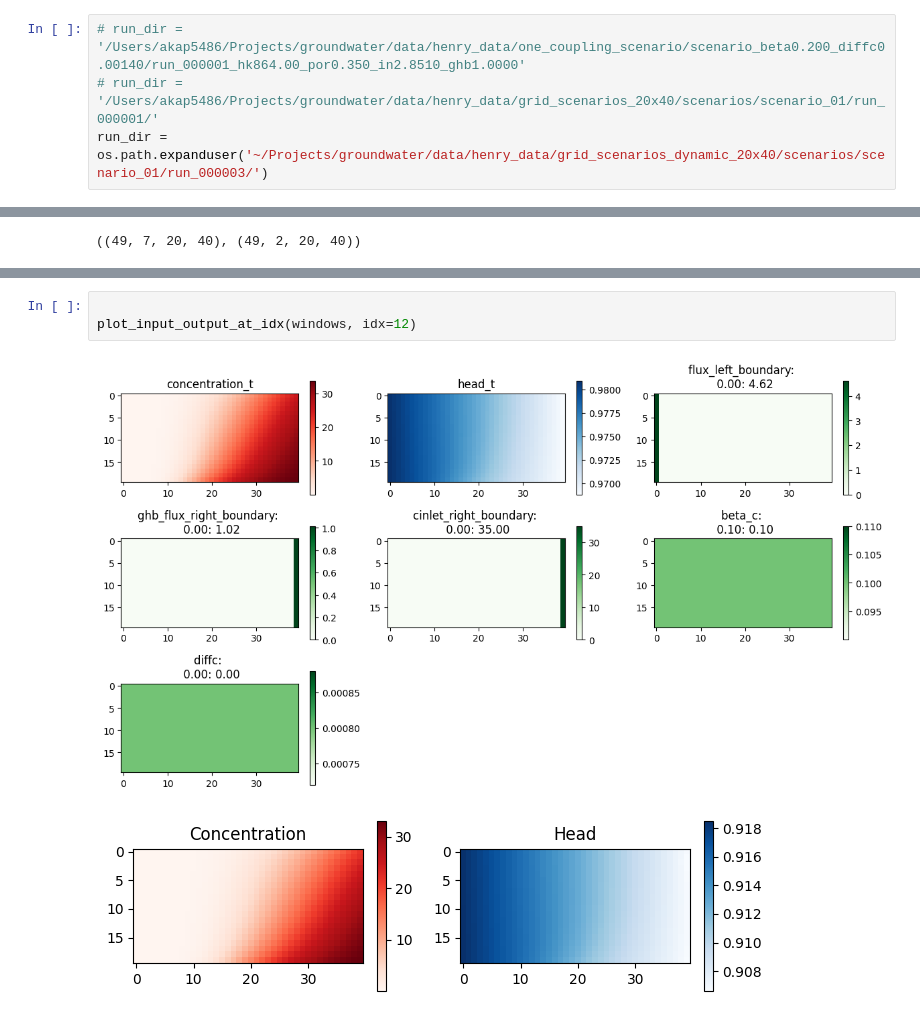
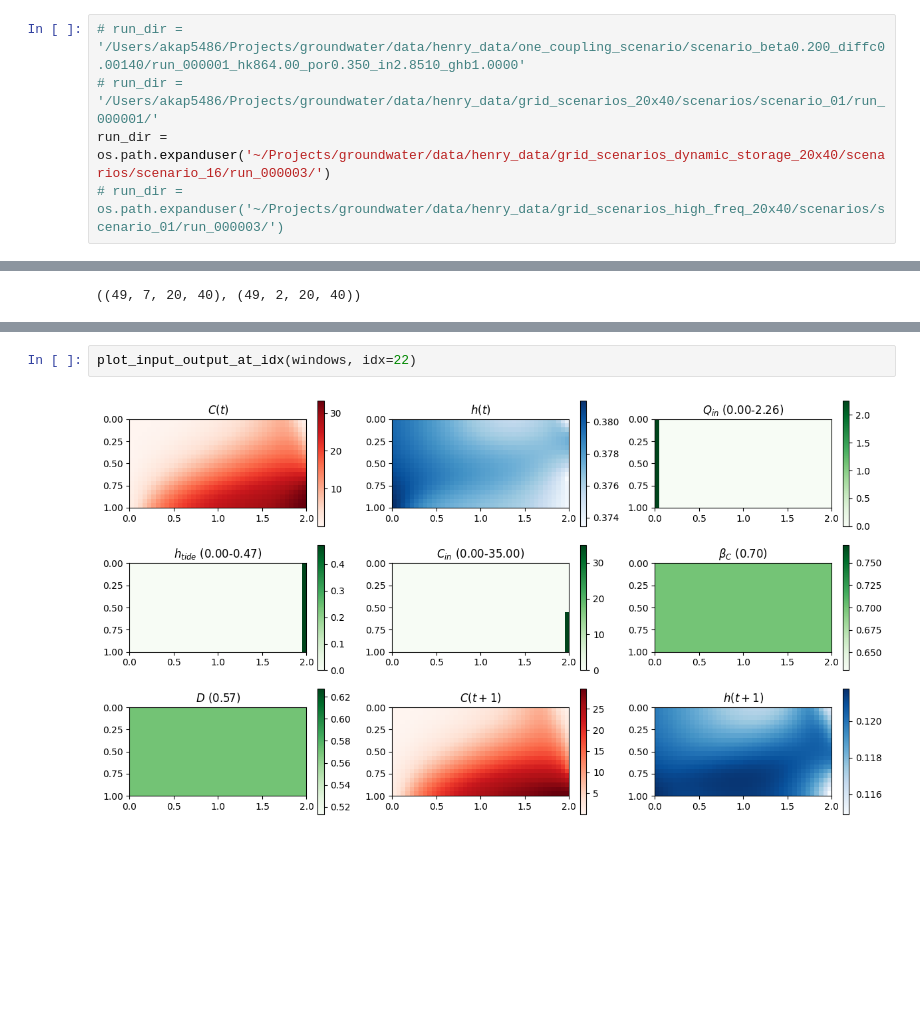
Before and after one commit to arpit-kapoor/henry_mflab, a Jupyter notebook: notebooks/test_data.ipynb, the cells around one changed output, grey strips where cells are left out. Drawn from its saved outputs; the diff is of its cells as text; blank space fills up the shorter version.

Commit message:
refactor: update visualization channels, add mapping, and clean up plot aesthetics in notebook test_data.ipynb

```diff
--- a/notebooks/test_data.ipynb
+++ b/notebooks/test_data.ipynb
@@ -4,7 +4,8 @@ import os
 # %%
 # run_dir = '/Users/akap5486/Projects/groundwater/data/henry_data/one_coupling_scenario/scenario_beta0.200_diffc0.00140/run_000001_hk864.00_por0.350_in2.8510_ghb1.0000'
 # run_dir = '/Users/akap5486/Projects/groundwater/data/henry_data/grid_scenarios_20x40/scenarios/scenario_01/run_000001/'
-run_dir = os.path.expanduser('~/Projects/groundwater/data/henry_data/grid_scenarios_dynamic_20x40/scenarios/scenario_01/run_000003/')
+run_dir = os.path.expanduser('~/Projects/groundwater/data/henry_data/grid_scenarios_dynamic_storage_20x40/scenarios/scenario_16/run_000003/')
+# run_dir = os.path.expanduser('~/Projects/groundwater/data/henry_data/grid_scenarios_high_freq_20x40/scenarios/scenario_01/run_000003/')
 # %%
 windows = np.load(run_dir + '/windows.npz')
 windows.files
@@ -87,7 +96,5 @@ def plot_input_output_at_idx(windows, idx=0):
 # %%
-
-plot_input_output_at_idx(windows, idx=12)
+plot_input_output_at_idx(windows, idx=22)
 # %% [output]
-[figure, old version]
+[figure, new version]
-[figure, removed]
 # %%
```
Also changed, not shown: parts of 8 cells of this notebook, 7 other files.
